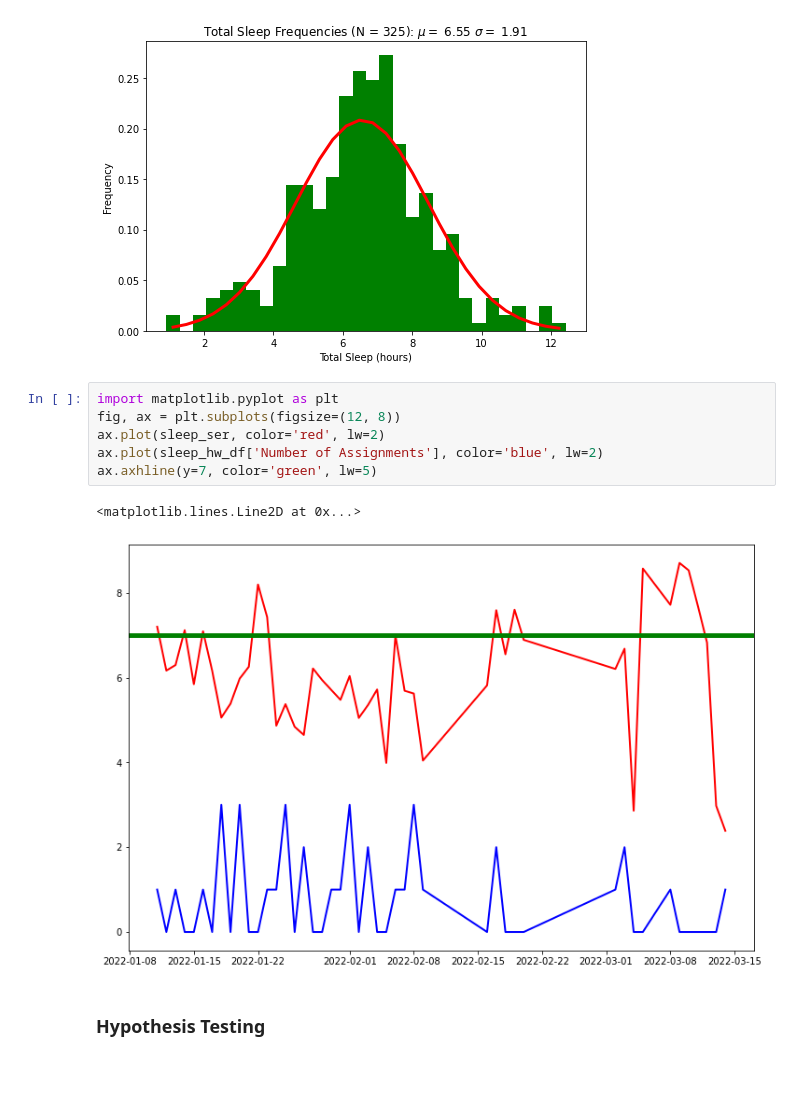
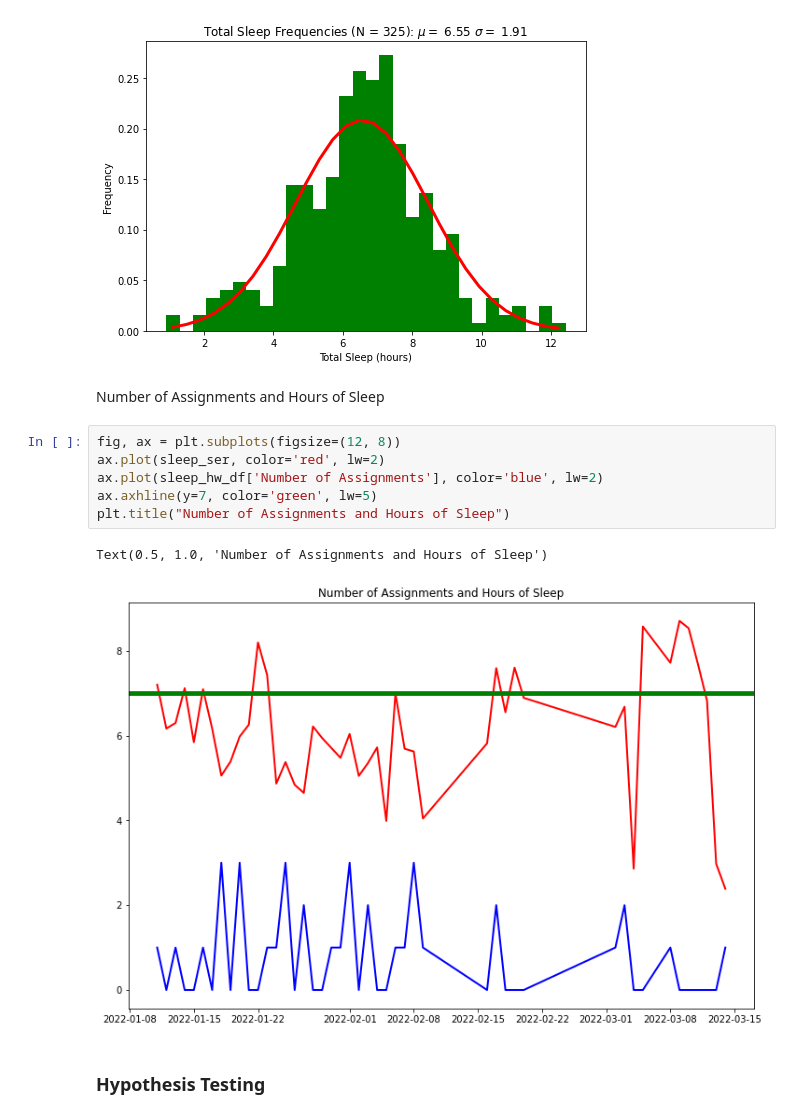
Before and after one commit to Lturner4/Sleep_vs_School, a Jupyter notebook: Sleep_vs_School.ipynb, the cells around one changed output. Saved outputs shown, nothing was run; the diff lists cells and outputs as text; blank space fills up the shorter version.

```diff
--- a/Sleep_vs_School.ipynb
+++ b/Sleep_vs_School.ipynb
@@ -234,15 +247,17 @@ total_sleep_ser = whoop_df['Total Sleep']
 u.hist_trend(total_sleep_ser, x_label='Total Sleep (hours)', y_label='Frequency', title='Total Sleep Frequencies')
 # %% [output]
 [figure]
+# %% [markdown]
+Number of Assignments and Hours of Sleep
 # %%
-import matplotlib.pyplot as plt
 fig, ax = plt.subplots(figsize=(12, 8))
 ax.plot(sleep_ser, color='red', lw=2)
 ax.plot(sleep_hw_df['Number of Assignments'], color='blue', lw=2)
 ax.axhline(y=7, color='green', lw=5)
+plt.title("Number of Assignments and Hours of Sleep")
 # %% [output]
-<matplotlib.lines.Line2D at 0x...>
+Text(0.5, 1.0, 'Number of Assignments and Hours of Sleep')
-[figure, old version]
+[figure, new version]
 # %% [markdown]
 ### Hypothesis Testing
 # %% [markdown]
```
Also changed, not shown: parts of 25 cells of this notebook.
